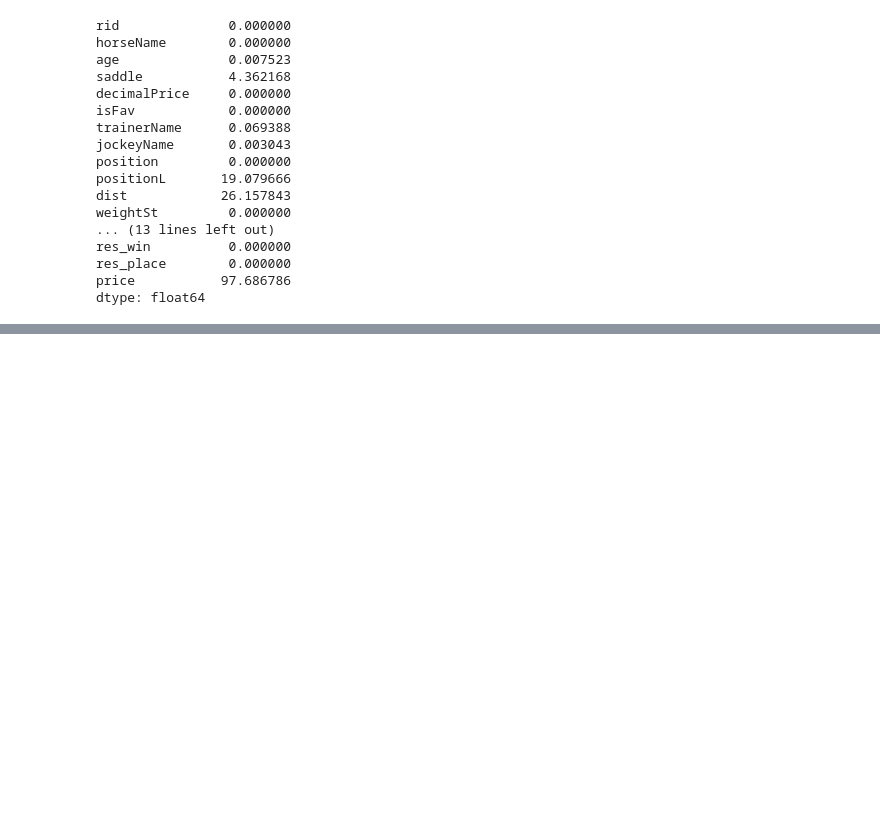
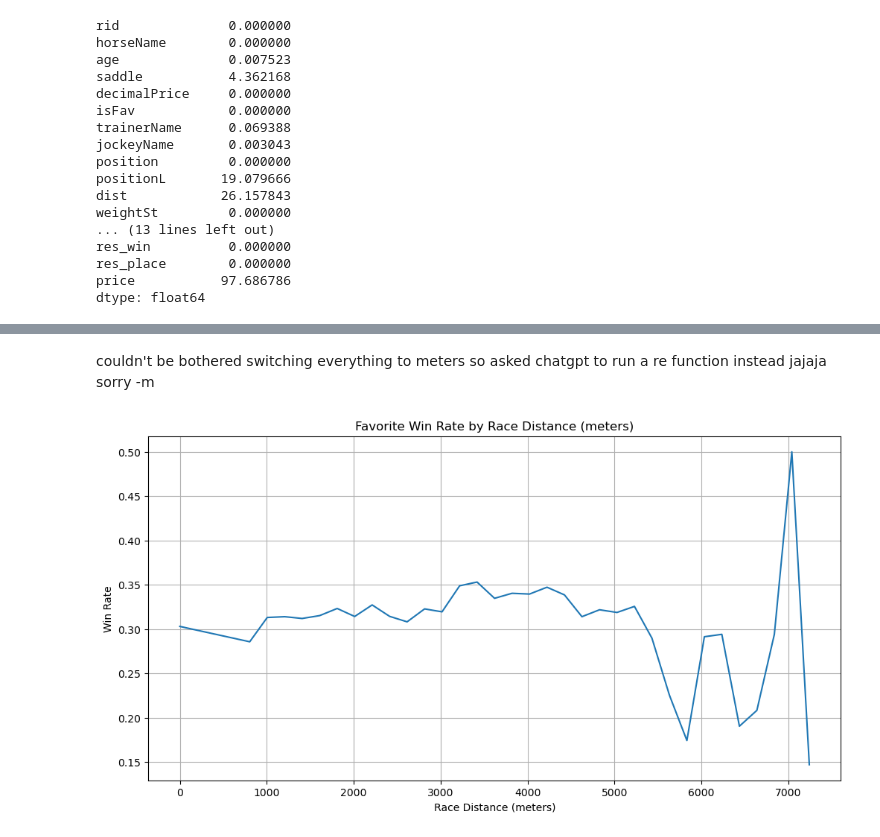
Before and after one commit to sajodajo/HorseRacing, a Jupyter notebook: EDA_SJ.ipynb, the cells around one changed output, grey strips where cells are left out. Cells and saved outputs as stored; diff of their text form; code cells hidden in the pictures; blank space fills up the shorter version.

```diff
--- a/EDA_SJ.ipynb
+++ b/EDA_SJ.ipynb
@@ -63,0 +241,39 @@ dtype: float64
+# %% [markdown]
+couldn't be bothered switching everything to meters so asked chatgpt to run a re function instead jajaja sorry -m
+# %%
+import re
+
+# Function to convert distance
+def convert_distance_to_meters(dist_str):
+    if pd.isna(dist_str):
+        return None
+
+    miles = 0
+    furlongs = 0
+
+    mile_match = re.search(r'(\d+)m', str(dist_str))
+    furlong_match = re.search(r'(\d+)f', str(dist_str))
+
+    if mile_match:
+        miles = int(mile_match.group(1))
+    if furlong_match:
+        furlongs = int(furlong_match.group(1))
+
+    meters = miles * 1609 + furlongs * 201
+    return meters
+
+# Apply the function
+dfHorseRaces['distance_meters'] = dfHorseRaces['distance'].apply(convert_distance_to_meters)
+
+# Plot
+distance_win_rate = dfHorseRaces[dfHorseRaces['isFav'] == 1].groupby('distance_meters')['isWinner'].mean()
+
+plt.figure(figsize=(12,6))
+sns.lineplot(x=distance_win_rate.index, y=distance_win_rate.values)
+plt.title('Favorite Win Rate by Race Distance (meters)')
+plt.xlabel('Race Distance (meters)')
+plt.ylabel('Win Rate')
+plt.grid(True)
+plt.show()
+# %% [output]
+[figure, added]
```
Also changed, not shown: parts of 32 cells of this notebook.
